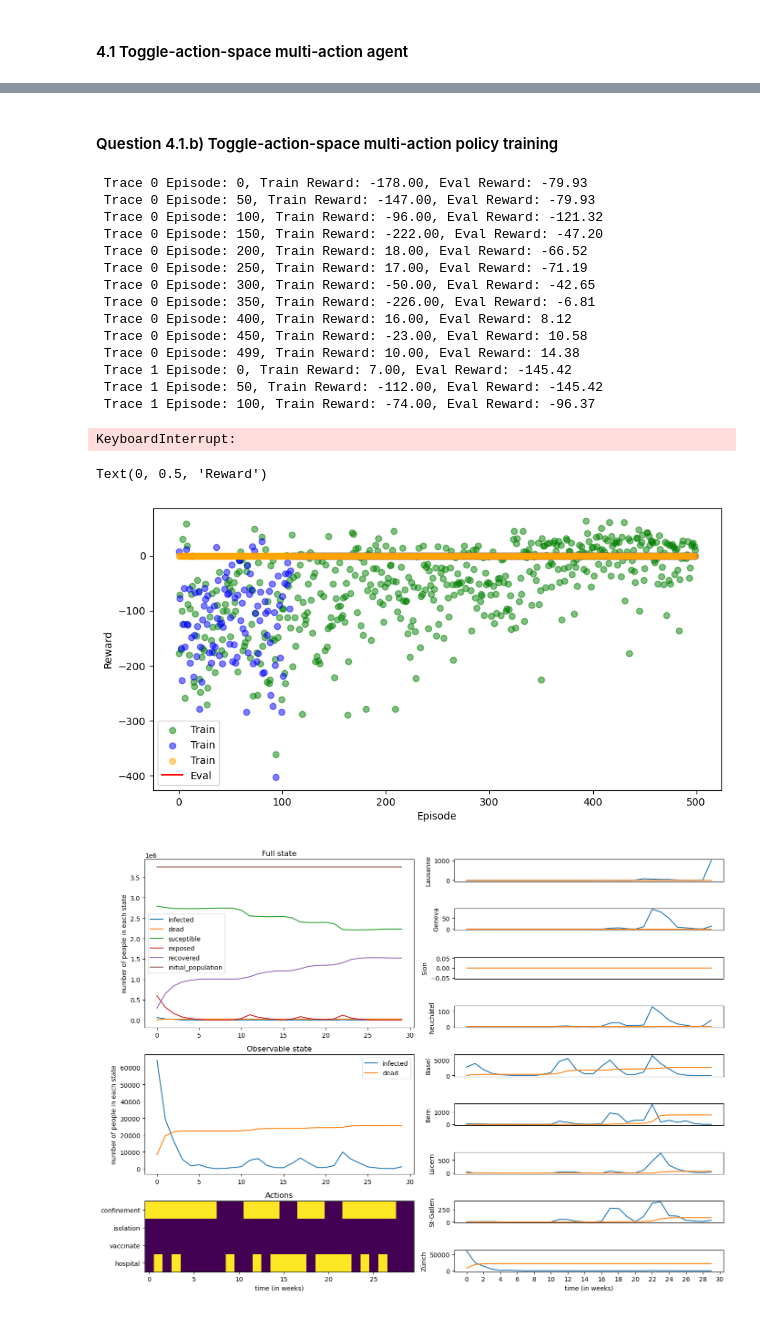
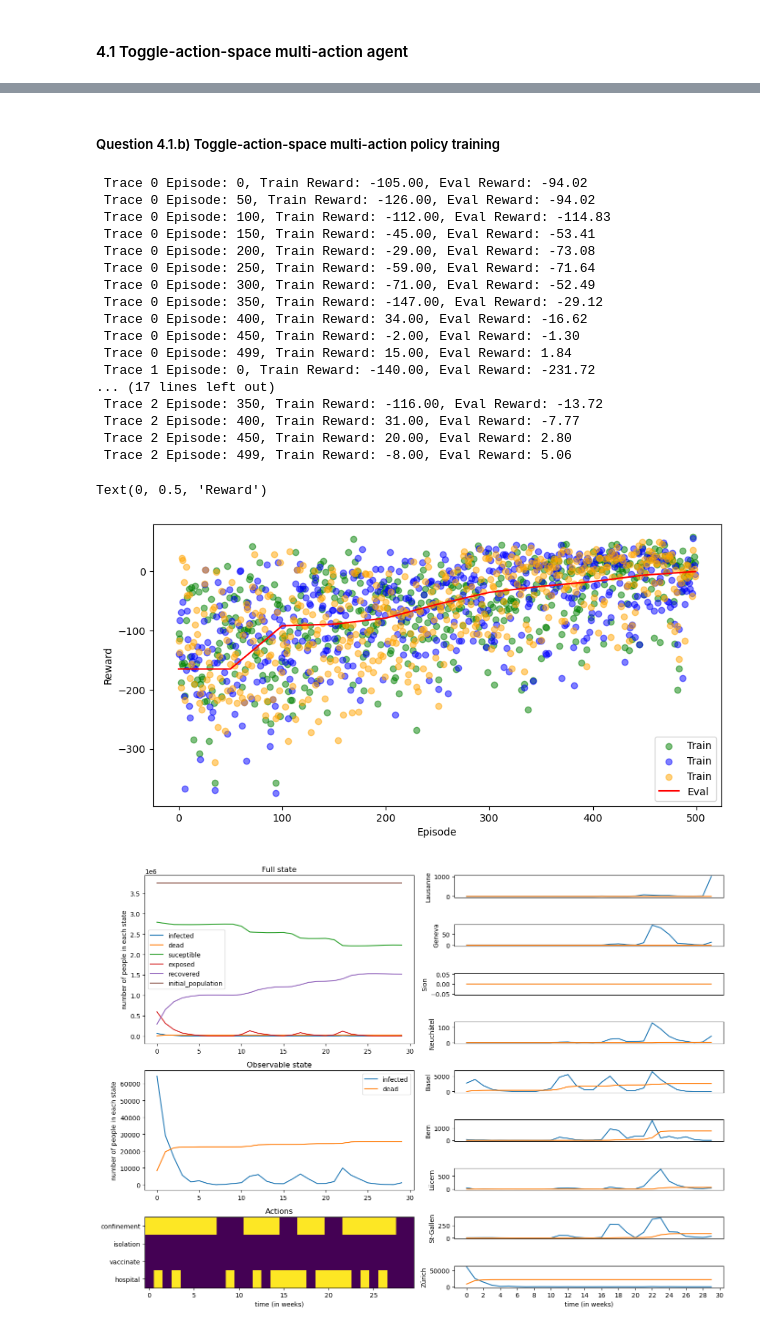
Before and after one commit to hichemhadhri/Miniproject_DQN-2, a Jupyter notebook: final.ipynb, the cells around one changed output, grey strips where cells are left out. Drawn from its saved outputs; the diff is of its cells as text; code cells hidden in the pictures.

```diff
--- a/final.ipynb
+++ b/final.ipynb
@@ -953,5 +948,5 @@ Question 4.1.a) (Theory) Action space design TODO
 # %% [markdown]
-#### Question 4.1.b) Toggle-action-space multi-action policy training
+##### Question 4.1.b) Toggle-action-space multi-action policy training
 # %%
 class QAgentMulti(Agent):
 
@@ -1103,8 +1098,6 @@ def action_preprocessor_toggle(a:torch.Tensor,  dyn:ModelDynamics):
 # %%
 # Learning rate reduced
 LR = 1e-4
-
-
 
 # set the device
 device = torch.device("cuda" if torch.cuda.is_available() else "cpu")
@@ -1140,34 +1133,25 @@ num_eval_episodes = 20
 num_traces = 3
 
 # Define the training and evaluation traces
-train_trace = np.zeros((num_traces,num_episodes))
-eval_trace = np.zeros((num_traces,num_episodes))
+train_trace_3 = np.zeros((num_traces,num_episodes))
+eval_trace_3 = np.zeros((num_traces,num_episodes))
 
 # best reward
 best_reward = -math.inf
 
 for trace in range(num_traces):
-
     agent.reset()
-
     # Loop over the episodes
     for episode in range(num_episodes):
         # Run an episode
         obs, info = env.reset(seed=seed+episode)
-
         done = False
         cumulative_reward = 0
-
-
         while not done:
             action = agent.act(obs, eps=EPS,eps_decay=True,episode=episode,num_episodes=num_episodes,eps_min=0.2)
-
             next_obs, R, done, info = env.step(action)
-
-
             if done:
                 next_obs = None
-
 
             agent.remember(obs, action, next_obs,R )
             obs = next_obs
@@ -1177,7 +1161,7 @@ for trace in range(num_traces):
             agent.optimize_model(episode=episode)
 
         # Log the cumulative reward to the training trace
-        train_trace[trace,episode] = int(cumulative_reward)
+        train_trace_3[trace,episode] = int(cumulative_reward)
 
 
 
@@ -1187,15 +1171,10 @@ for trace in range(num_traces):
             for eval_episode in range(num_eval_episodes):
                 obs, info = env.reset(seed+eval_episode)
                 done = False
-
                 while not done:
                     action = agent.act(obs, eps=0.0)
-
                     obs, R, done, info = env.step(action)
                     eval_cumulative_reward += float(R)
-
-
-
 
             eval_average_reward = eval_cumulative_reward / num_eval_episodes
 
@@ -1203,24 +1182,25 @@ for trace in range(num_traces):
                 agent.save_model(savepath='models/best_model_multi')
                 best_reward = eval_average_reward
 
-
             # Log the evaluation results to the evaluation trace
-            eval_trace[trace,episode] = eval_average_reward
+            eval_trace_3[trace,episode] = eval_average_reward
 
             print(f" Trace {trace} Episode: {episode}, Train Reward: {int(cumulative_reward):.2f}, Eval Reward: {eval_average_reward:.2f}")
 # %% [output]
- Trace 0 Episode: 0, Train Reward: -178.00, Eval Reward: -79.93
- Trace 0 Episode: 50, Train Reward: -147.00, Eval Reward: -79.93
- Trace 0 Episode: 100, Train Reward: -96.00, Eval Reward: -121.32
- Trace 0 Episode: 150, Train Reward: -222.00, Eval Reward: -47.20
- Trace 0 Episode: 200, Train Reward: 18.00, Eval Reward: -66.52
- Trace 0 Episode: 250, Train Reward: 17.00, Eval Reward: -71.19
- Trace 0 Episode: 300, Train Reward: -50.00, Eval Reward: -42.65
- Trace 0 Episode: 350, Train Reward: -226.00, Eval Reward: -6.81
- Trace 0 Episode: 400, Train Reward: 16.00, Eval Reward: 8.12
- Trace 0 Episode: 450, Train Reward: -23.00, Eval Reward: 10.58
- Trace 0 Episode: 499, Train Reward: 10.00, Eval Reward: 14.38
- Trace 1 Episode: 0, Train Reward: 7.00, Eval Reward: -145.42
- Trace 1 Episode: 50, Train Reward: -112.00, Eval Reward: -145.42
- Trace 1 Episode: 100, Train Reward: -74.00, Eval Reward: -96.37
+ Trace 0 Episode: 0, Train Reward: -105.00, Eval Reward: -94.02
+ Trace 0 Episode: 50, Train Reward: -126.00, Eval Reward: -94.02
+ Trace 0 Episode: 100, Train Reward: -112.00, Eval Reward: -114.83
+ Trace 0 Episode: 150, Train Reward: -45.00, Eval Reward: -53.41
+ Trace 0 Episode: 200, Train Reward: -29.00, Eval Reward: -73.08
+ Trace 0 Episode: 250, Train Reward: -59.00, Eval Reward: -71.64
+ Trace 0 Episode: 300, Train Reward: -71.00, Eval Reward: -52.49
+ Trace 0 Episode: 350, Train Reward: -147.00, Eval Reward: -29.12
+ Trace 0 Episode: 400, Train Reward: 34.00, Eval Reward: -16.62
+ Trace 0 Episode: 450, Train Reward: -2.00, Eval Reward: -1.30
+ Trace 0 Episode: 499, Train Reward: 15.00, Eval Reward: 1.84
+ Trace 1 Episode: 0, Train Reward: -140.00, Eval Reward: -231.72
+... (17 lines left out)
+ Trace 2 Episode: 350, Train Reward: -116.00, Eval Reward: -13.72
+ Trace 2 Episode: 400, Train Reward: 31.00, Eval Reward: -7.77
+ Trace 2 Episode: 450, Train Reward: 20.00, Eval Reward: 2.80
+ Trace 2 Episode: 499, Train Reward: -8.00, Eval Reward: 5.06
-KeyboardInterrupt:
@@ -1227,24 +1212,25 @@ KeyboardInterrupt:
 # %%
 """Plotting the training and evaluation traces"""
+#if you want to plot the traces from the saved files
+#eval_trace_3 = np.load('traces/eval_trace_toggle.npy')
+#train_trace_3 = np.load('traces/train_trace_toggle.npy')
+
 # replace zeros in the evaluation trace with None
-eval_trace[eval_trace == 0] = None
-
-avg_eval_trace = np.mean(eval_trace,axis=0)
-
-
+eval_trace_3[eval_trace_3 == 0] = None
+avg_eval_trace_3 = np.mean(eval_trace_3,axis=0)
 episodes = np.arange(num_episodes)
 
 # plot the training and evaluation traces
 plt.figure(figsize=(10,5))
 # change opactiy to 0.5 for a more transparent plot
 colors = ['green','blue','orange']
 
-[plt.scatter(np.arange(num_episodes),train_trace[t],label='Train',alpha=0.5,color=colors[t]) for t in range(num_traces)]
-plt.plot(episodes[~np.isnan(avg_eval_trace)],avg_eval_trace[~np.isnan(avg_eval_trace)],label='Eval',color='red')
+[plt.scatter(np.arange(num_episodes),train_trace_3[t],label='Train',alpha=0.5,color=colors[t]) for t in range(num_traces)]
+plt.plot(episodes[~np.isnan(avg_eval_trace_3)],avg_eval_trace_3[~np.isnan(avg_eval_trace_3)],label='Eval',color='red')
 plt.legend()
 plt.xlabel('Episode')
 plt.ylabel('Reward')
 # %% [output]
 Text(0, 0.5, 'Reward')
-[figure, old version]
+[figure, new version]
 # %%
```
Also changed, not shown: parts of 50 cells of this notebook.
